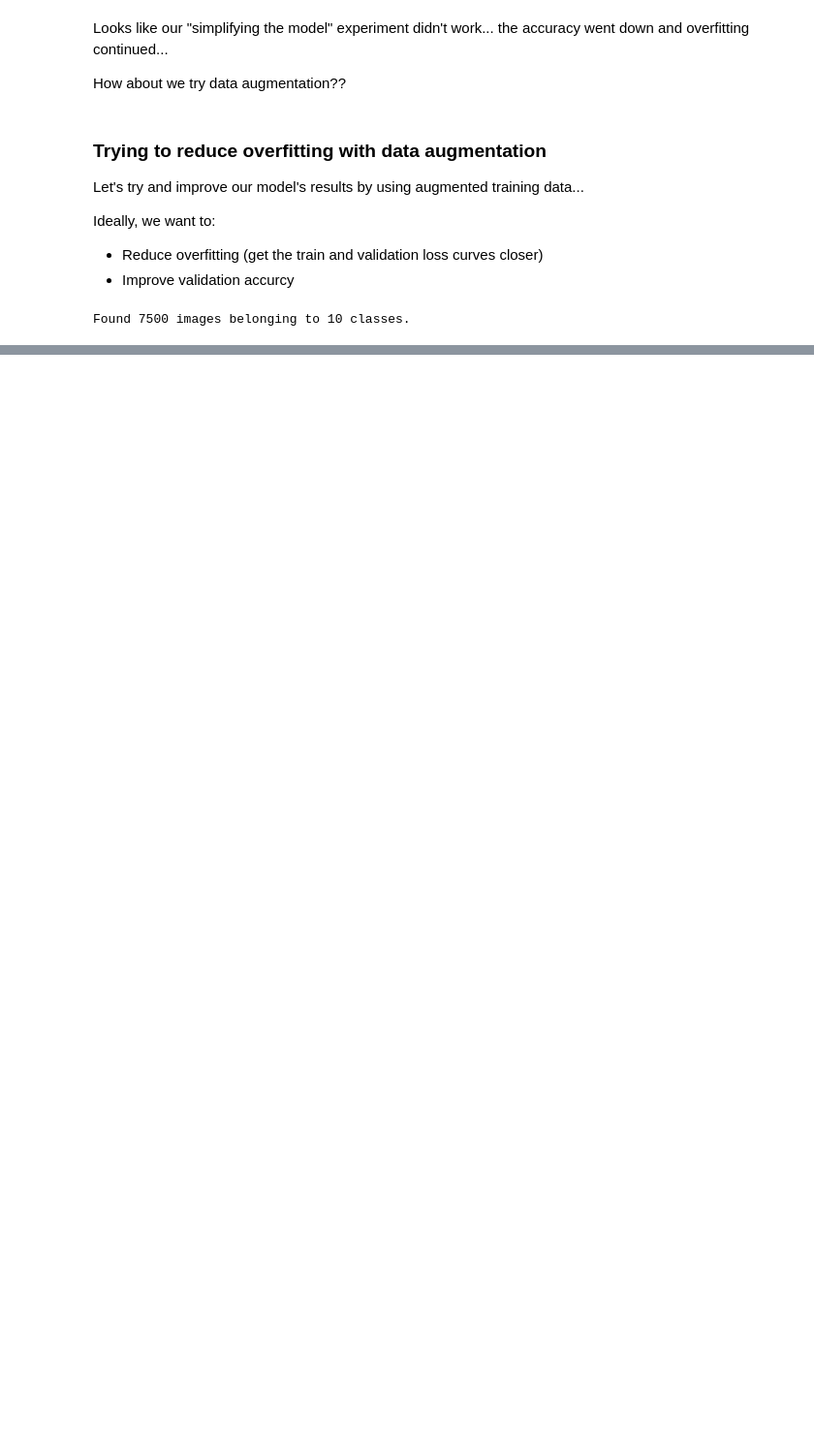
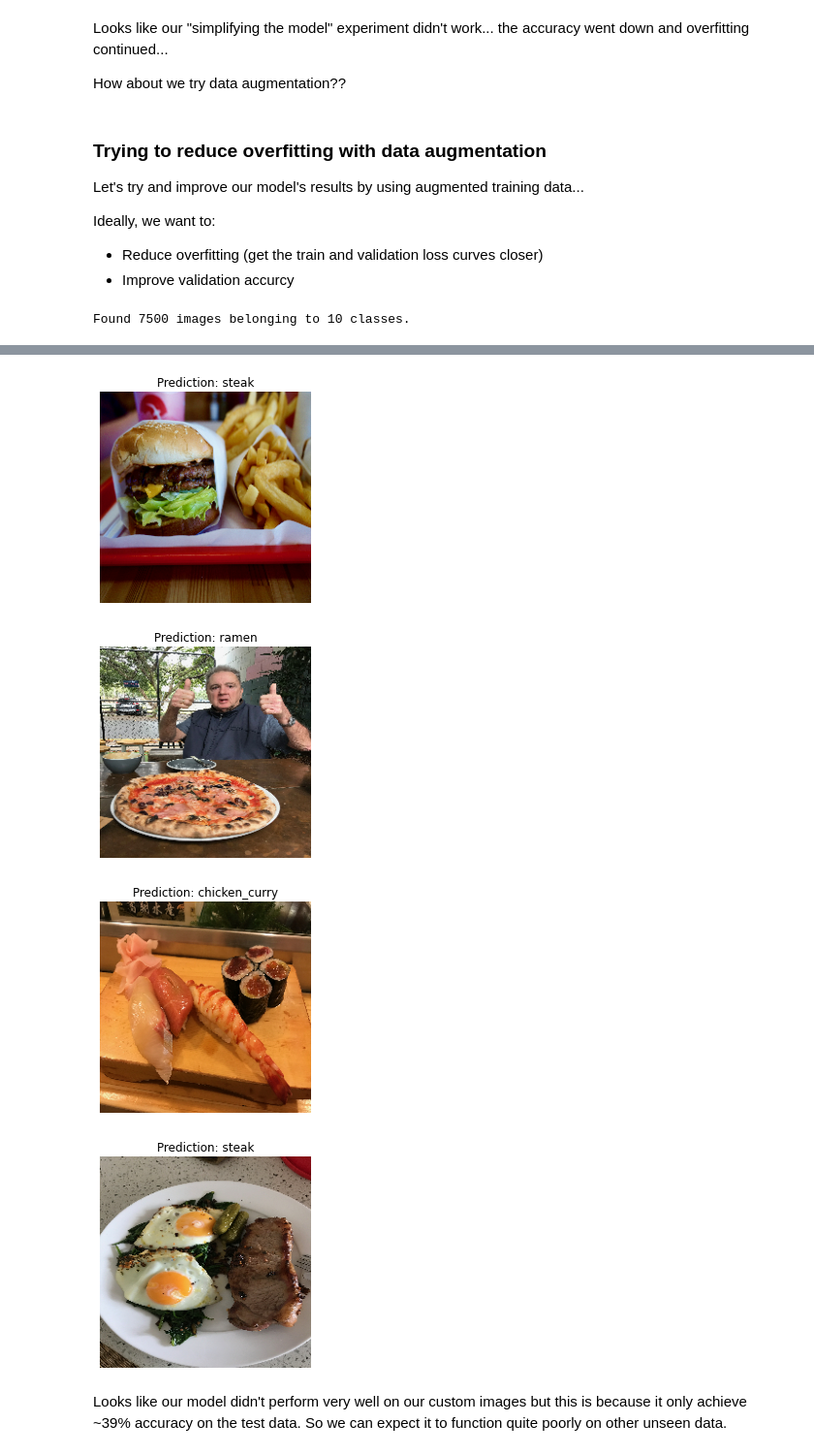
Before and after one commit to imran9891/TensorFlow, a Jupyter notebook: 03__introduction_to_computer_vision_with_tensorflow.ipynb, the cells around one changed output, grey strips where cells are left out. Shown at 97% size. Drawn from its saved outputs; the diff is of its cells as text; code cells hidden in the pictures; blank space fills up the shorter version.

```diff
--- a/03__introduction_to_computer_vision_with_tensorflow.ipynb
+++ b/03__introduction_to_computer_vision_with_tensorflow.ipynb
@@ -1473,0 +1588,39 @@ NameError: ignored
+# %%
+# Reconfig pred_and_plot function to work with multi-class images
+def pred_and_plot_2(model, filename, class_names=class_names):
+  """
+  Imports an image located at filename, makes a prediction with model
+  and plots the image with the predicted class as the title
+  """
+  # Import the target image and preprocess it
+  img = load_and_prep_image(filename)
+
+  # Make a prediction
+  pred = model.predict(tf.expand_dims(img,axis=0))
+
+  # Add in logic for multi-class & get pred_class names
+  if len(pred[0]) > 1:
+    pred_class = class_names[tf.argmax(pred[0])]
+  else:
+    pred_class = class_names[int(tf.round(pred[0]))]
+
+  # Plot the image and predicted class
+  plt.imshow(img)
+  plt.title(f"Prediction: {pred_class}")
+  plt.axis(False)
+# %%
+# Make a prediction using model_12
+pred_and_plot_2(model_12, "03-hamburger.jpeg")
+plt.figure()
+pred_and_plot_2(model_12, "03-pizza-dad.jpeg")
+plt.figure()
+pred_and_plot_2(model_12, "03-sushi.jpeg")
+plt.figure()
+pred_and_plot_2(model_12, "03-steak.jpeg")
+# %% [output]
+[figure, added]
+[figure, added]
+[figure, added]
+[figure, added]
+# %% [markdown]
+Looks like our model didn't perform very well on our custom images but this is because it only achieve ~39% accuracy on the test data. So we can expect it to function quite poorly on other unseen data.
```
Also changed, not shown: parts of 57 cells of this notebook.
